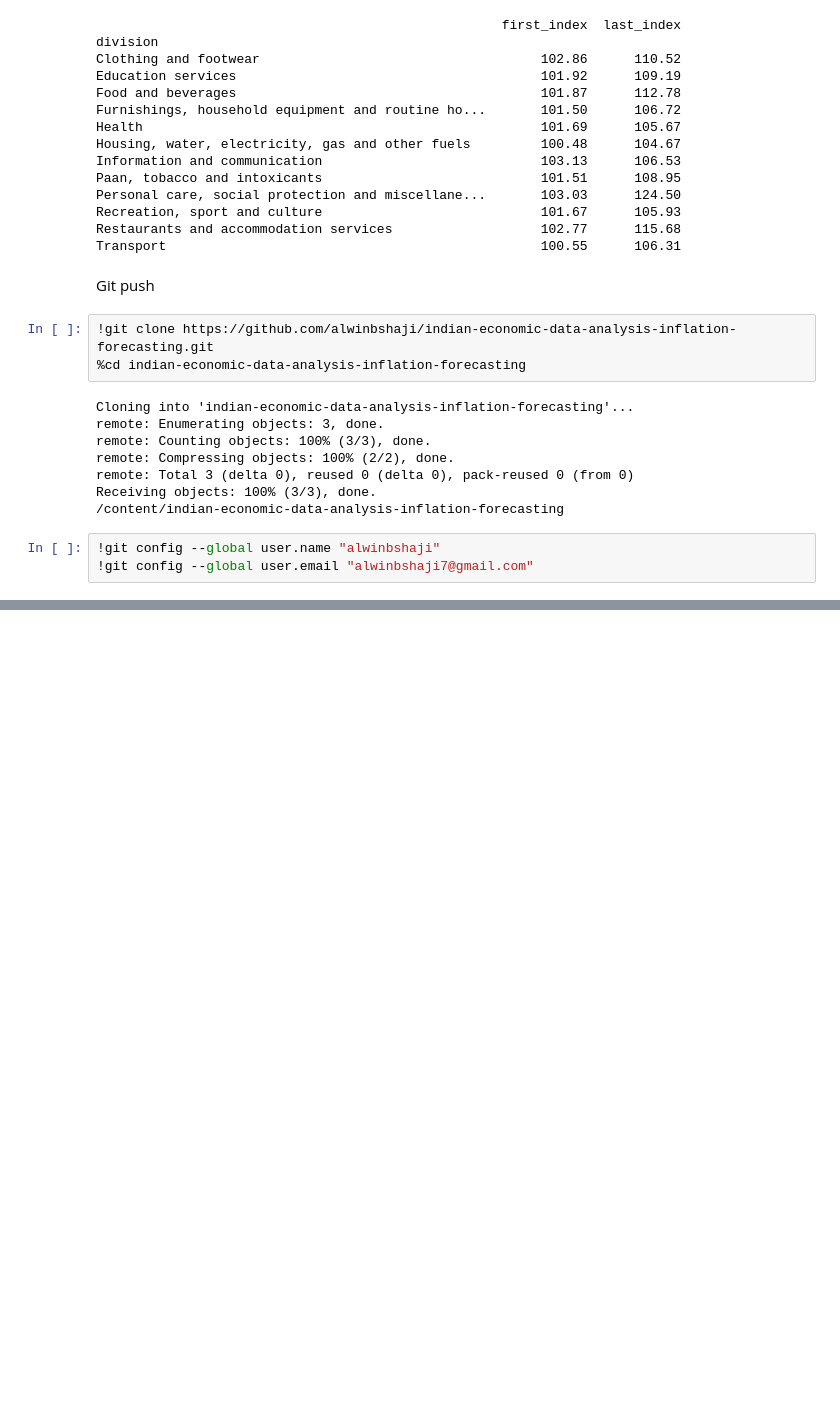
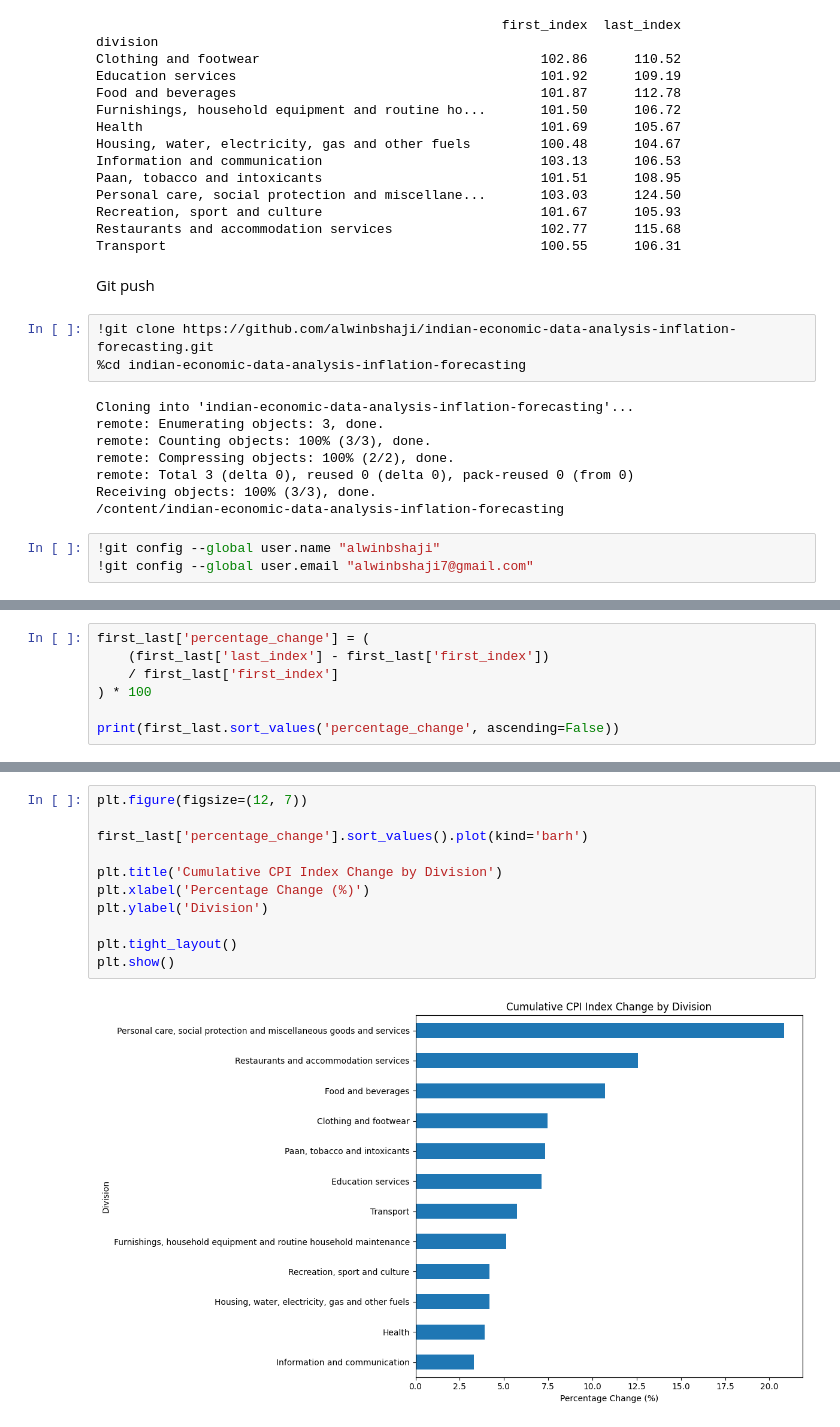
Before and after one commit to alwinbshaji/indian-economic-data-analysis-inflation-forecasting, a Jupyter notebook: Data_collection.ipynb, the cells around one changed output, grey strips where cells are left out. Cells and saved outputs as stored; diff of their text form; blank space fills up the shorter version.

```diff
--- a/Data_collection.ipynb
+++ b/Data_collection.ipynb
@@ -720,0 +730,7 @@ Receiving objects: 100% (3/3), done.
+# %%
+first_last['percentage_change'] = (
+    (first_last['last_index'] - first_last['first_index'])
+    / first_last['first_index']
+) * 100
+
+print(first_last.sort_values('percentage_change', ascending=False))
@@ -720,0 +755,13 @@ Receiving objects: 100% (3/3), done.
+# %%
+plt.figure(figsize=(12, 7))
+
+first_last['percentage_change'].sort_values().plot(kind='barh')
+
+plt.title('Cumulative CPI Index Change by Division')
+plt.xlabel('Percentage Change (%)')
+plt.ylabel('Division')
+
+plt.tight_layout()
+plt.show()
+# %% [output]
+[figure, added]
```
Also changed, not shown: parts of 2 cells of this notebook.
